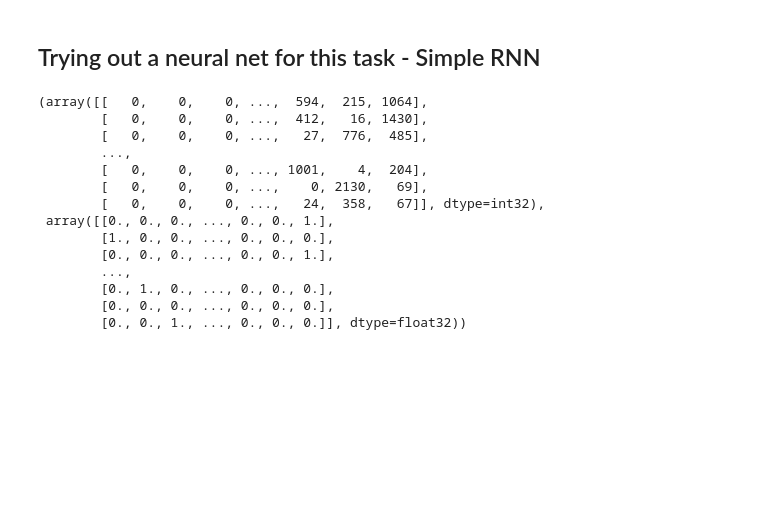
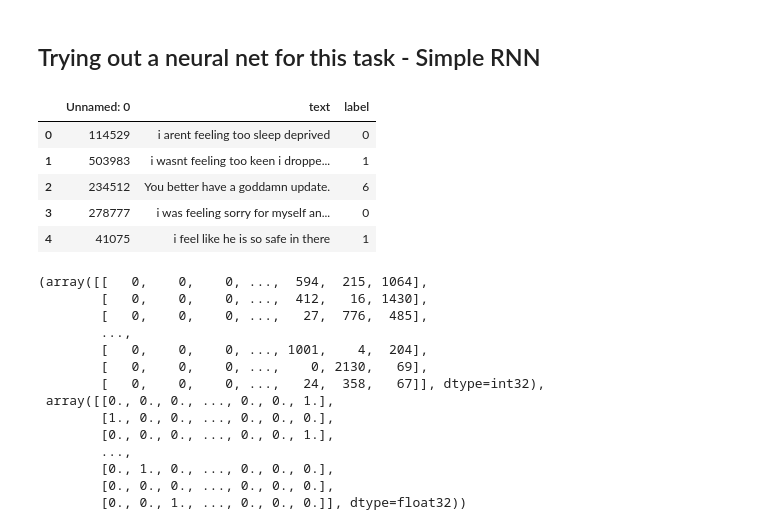
Before and after one commit to adamhalama/mal1y, a Jupyter notebook: final-group-project/src/group-project-answer.ipynb, the cells around one changed output. Cells and saved outputs as stored; diff of their text form; code cells hidden in the pictures; blank space fills up the shorter version.

```diff
--- a/final-group-project/src/group-project-answer.ipynb
+++ b/final-group-project/src/group-project-answer.ipynb
@@ -1394,6 +1400,20 @@ plt.show()
 ------------------
 # %% [markdown]
 ## Trying out a neural net for this task - Simple RNN
+# %%
+import pandas as pd
+
+file_path_emotions = '../data/emotions_train_ready.csv'
+
+emotions_data = pd.read_csv(file_path_emotions)
+emotions_data.head()
+# %% [output]
+|  | Unnamed: 0 | text | label |
+| 0 | 114529 | i arent feeling too sleep deprived | 0 |
+| 1 | 503983 | i wasnt feeling too keen i droppe... | 1 |
+| 2 | 234512 | You better have a goddamn update. | 6 |
+| 3 | 278777 | i was feeling sorry for myself an... | 0 |
+| 4 | 41075 | i feel like he is so safe in there | 1 |
 # %%
 import pandas as pd
 from tensorflow.keras.preprocessing.text import Tokenizer
```
Also changed, not shown: parts of 14 cells of this notebook.
